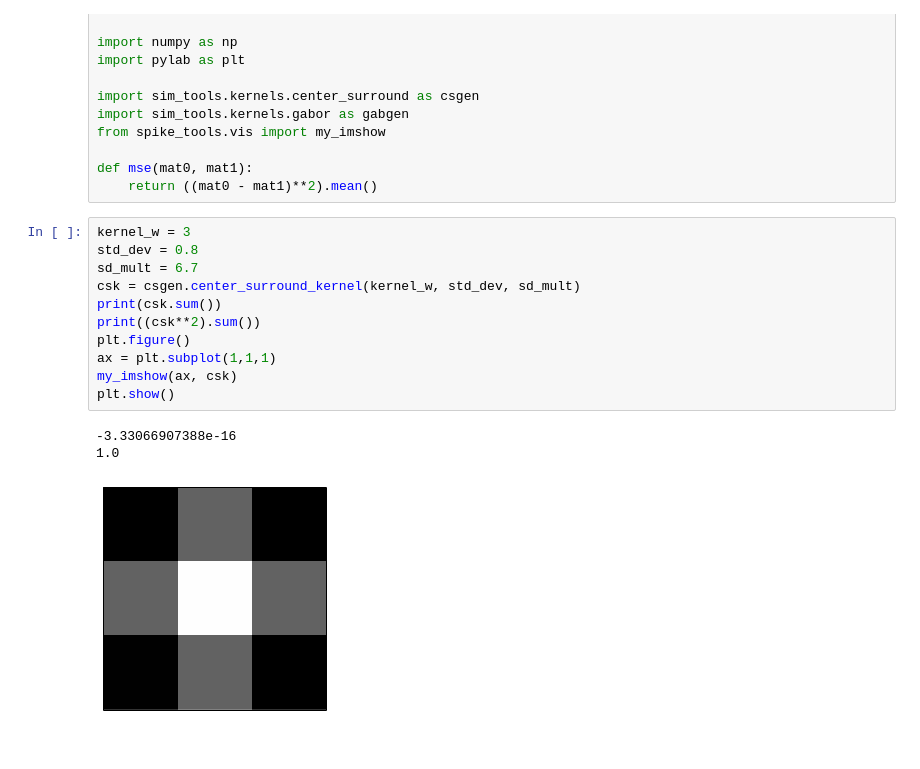
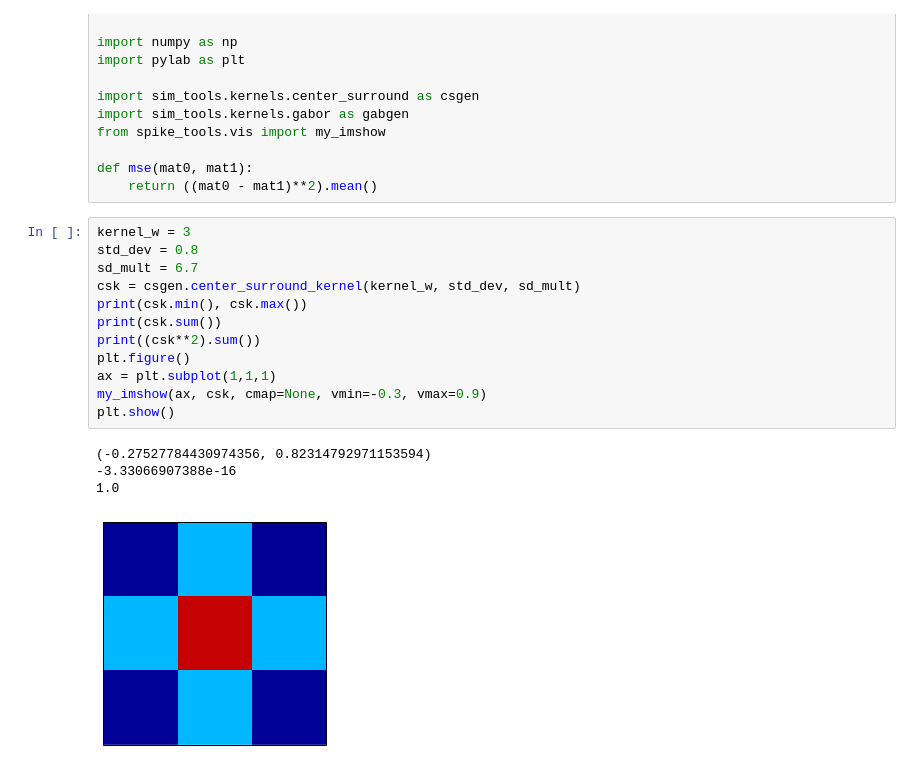
Before and after one commit to rjames91/play_vis, a Jupyter notebook: kernel_generators.ipynb, the cells around one changed output. Drawn from its saved outputs; the diff is of its cells as text.

```diff
--- a/kernel_generators.ipynb
+++ b/kernel_generators.ipynb
@@ -15,16 +15,18 @@ def mse(mat0, mat1):
 # %%
 kernel_w = 3
 std_dev = 0.8
 sd_mult = 6.7
 csk = csgen.center_surround_kernel(kernel_w, std_dev, sd_mult)
+print(csk.min(), csk.max())
 print(csk.sum())
 print((csk**2).sum())
 plt.figure()
 ax = plt.subplot(1,1,1)
-my_imshow(ax, csk)
+my_imshow(ax, csk, cmap=None, vmin=-0.3, vmax=0.9)
 plt.show()
 # %% [output]
+(-0.27527784430974356, 0.82314792971153594)
 -3.33066907388e-16
 1.0
-[figure, old version]
+[figure, new version]
 # %%
```
Also changed, not shown: parts of 1 cell of this notebook, 23 other files.
